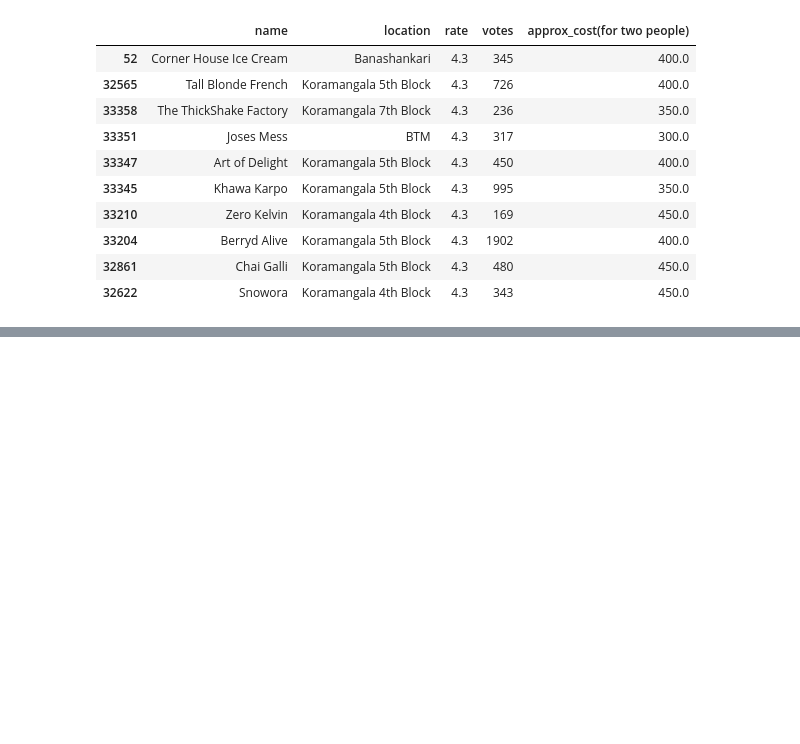
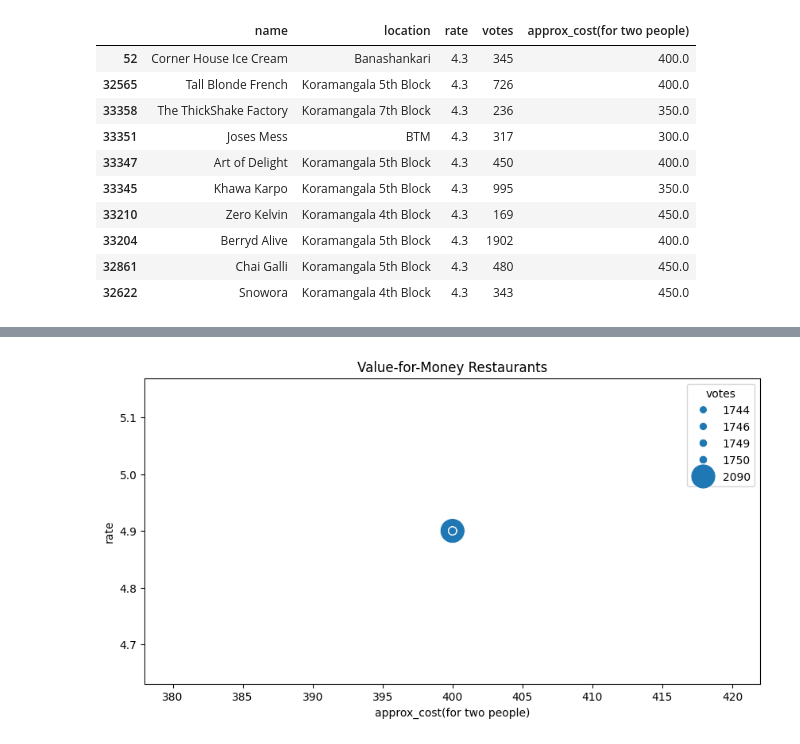
Before and after one commit to AlistairPereira/python-data-analysis-lab, a Jupyter notebook: notebooks/Restaurant_data_cleaning.ipynb, the cells around one changed output, grey strips where cells are left out. Saved outputs shown, nothing was run; the diff lists cells and outputs as text; code cells hidden in the pictures; blank space fills up the shorter version.

```diff
--- a/notebooks/Restaurant_data_cleaning.ipynb
+++ b/notebooks/Restaurant_data_cleaning.ipynb
@@ -980,0 +1072,15 @@ x
+# %%
+plt.figure(figsize=(10, 5))
+
+sns.scatterplot(
+    data=money_value,
+    x='approx_cost(for two people)',
+    y='rate',
+    size='votes',
+    sizes=(50, 500)
+)
+
+plt.title('Value-for-Money Restaurants')
+plt.show()
+# %% [output]
+[figure, added]
```
Also changed, not shown: parts of 10 cells of this notebook.
